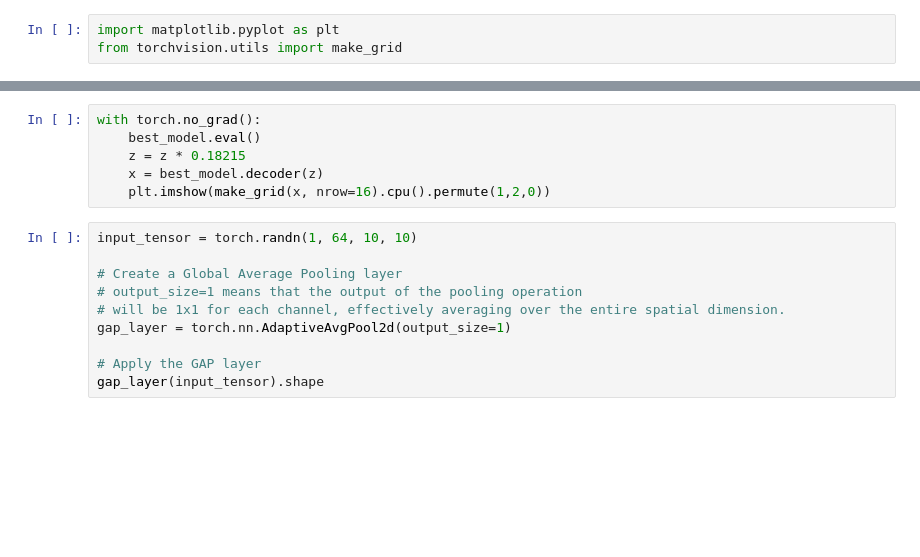
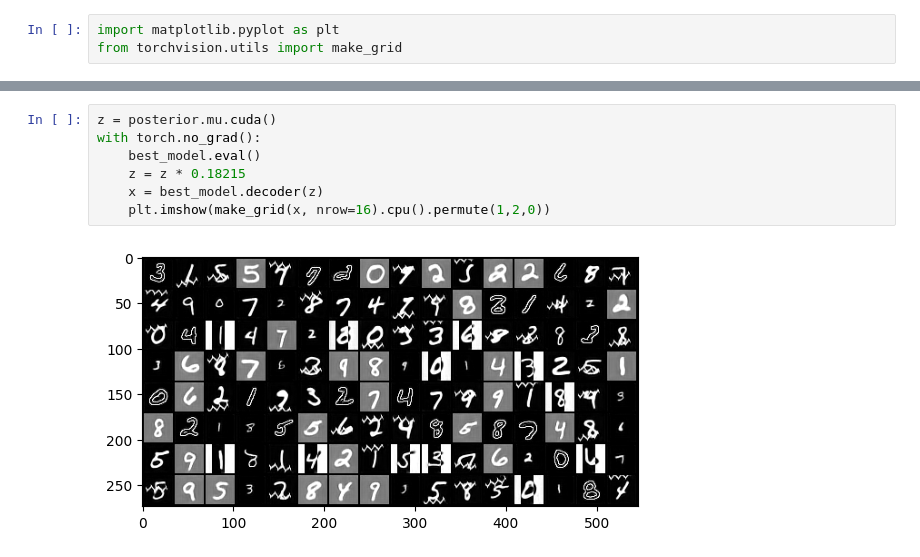
Before and after one commit to scotsun/clear-diffusion, a Jupyter notebook: demo.ipynb, the cells around one changed output, grey strips where cells are left out. Drawn from its saved outputs; the diff is of its cells as text; blank space fills up the shorter version.

```diff
--- a/demo.ipynb
+++ b/demo.ipynb
@@ -111,16 +120,9 @@ z.shape
 # %%
+z = posterior.mu.cuda()
 with torch.no_grad():
     best_model.eval()
     z = z * 0.18215
     x = best_model.decoder(z)
     plt.imshow(make_grid(x, nrow=16).cpu().permute(1,2,0))
+# %% [output]
+[figure, added]
-# %%
-input_tensor = torch.randn(1, 64, 10, 10)
-
-# Create a Global Average Pooling layer
-# output_size=1 means that the output of the pooling operation
-# will be 1x1 for each channel, effectively averaging over the entire spatial dimension.
-gap_layer = torch.nn.AdaptiveAvgPool2d(output_size=1)
-
-# Apply the GAP layer
-gap_layer(input_tensor).shape
```
Also changed, not shown: parts of 9 cells of this notebook, 5 other files.
